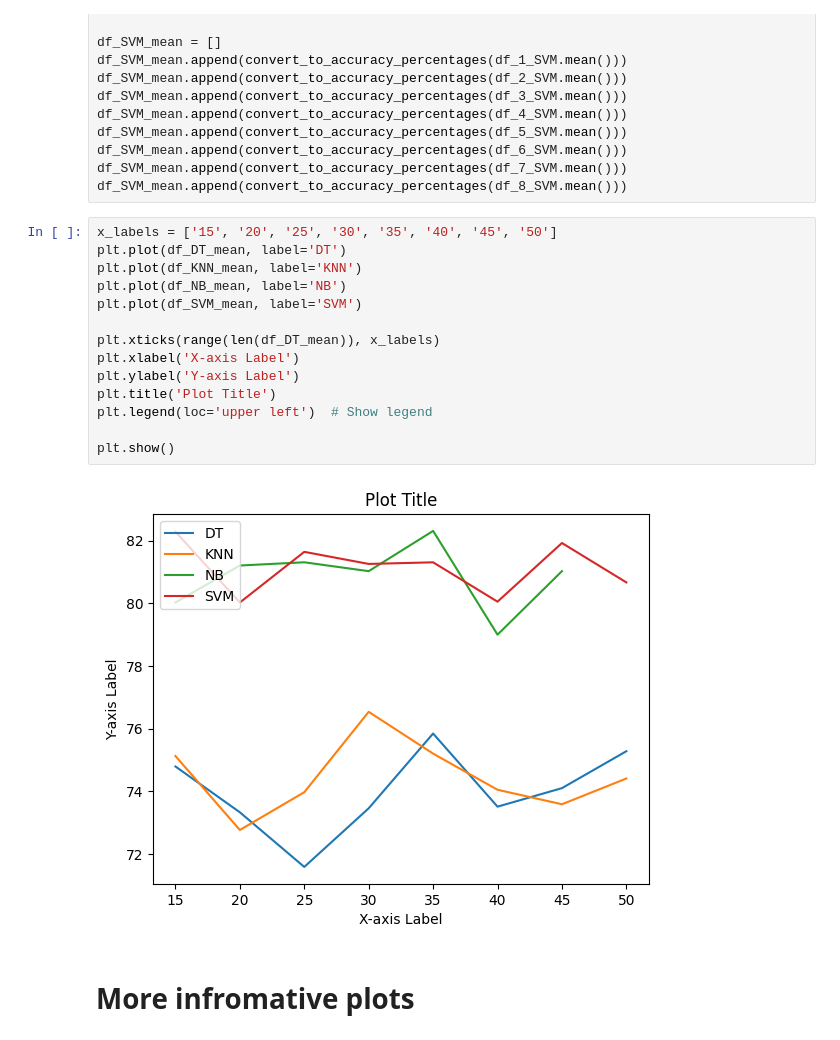
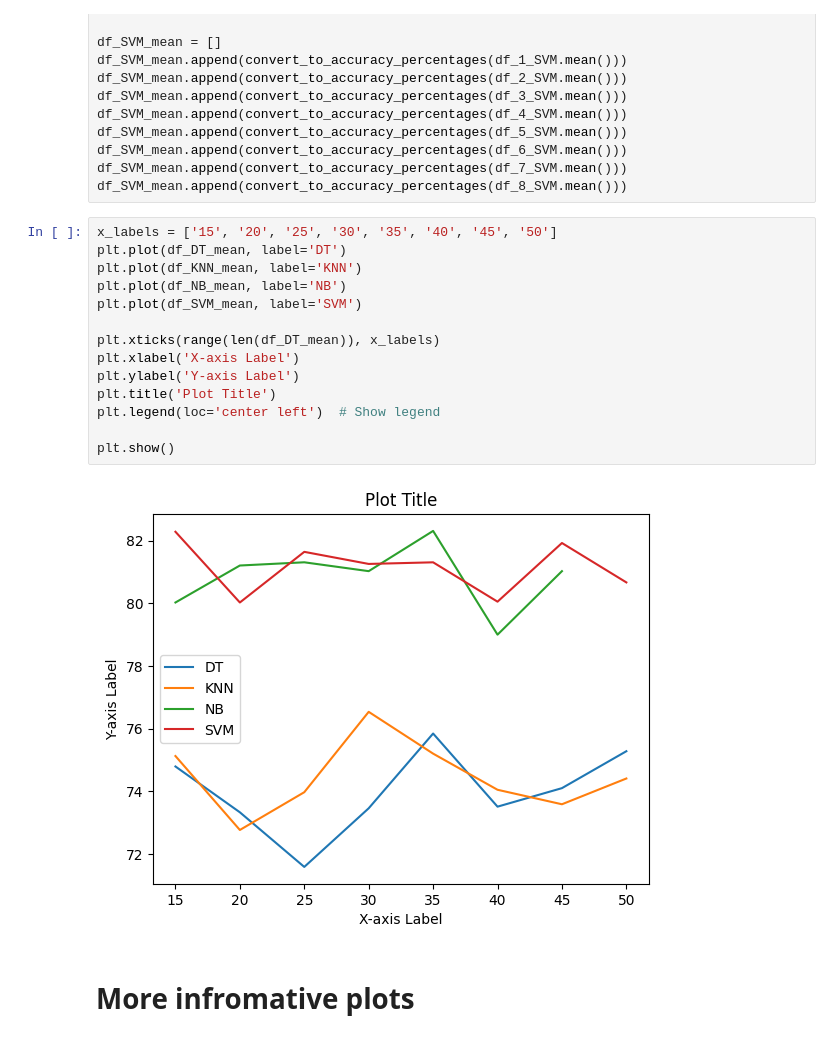
Before and after one commit to erirosv/Master-Thesis, a Jupyter notebook: modelling/sensitivity/sensitivity_stall_limit.ipynb, the cells around one changed output. Drawn from its saved outputs; the diff is of its cells as text.

```diff
--- a/modelling/sensitivity/sensitivity_stall_limit.ipynb
+++ b/modelling/sensitivity/sensitivity_stall_limit.ipynb
@@ -124,19 +124,19 @@ df_SVM_mean.append(convert_to_accuracy_percentages(df_8_SVM.mean()))
 # %%
 x_labels = ['15', '20', '25', '30', '35', '40', '45', '50']
 plt.plot(df_DT_mean, label='DT')
 plt.plot(df_KNN_mean, label='KNN')
 plt.plot(df_NB_mean, label='NB')
 plt.plot(df_SVM_mean, label='SVM')
 
 plt.xticks(range(len(df_DT_mean)), x_labels)
 plt.xlabel('X-axis Label')
 plt.ylabel('Y-axis Label')
 plt.title('Plot Title')
-plt.legend(loc='upper left')  # Show legend
+plt.legend(loc='center left')  # Show legend
 
 plt.show()
 # %% [output]
-[figure, old version]
+[figure, new version]
 # %% [markdown]
 # More infromative plots
 # %% [markdown]
```
Also changed, not shown: parts of 4 cells of this notebook, 1 other file.
